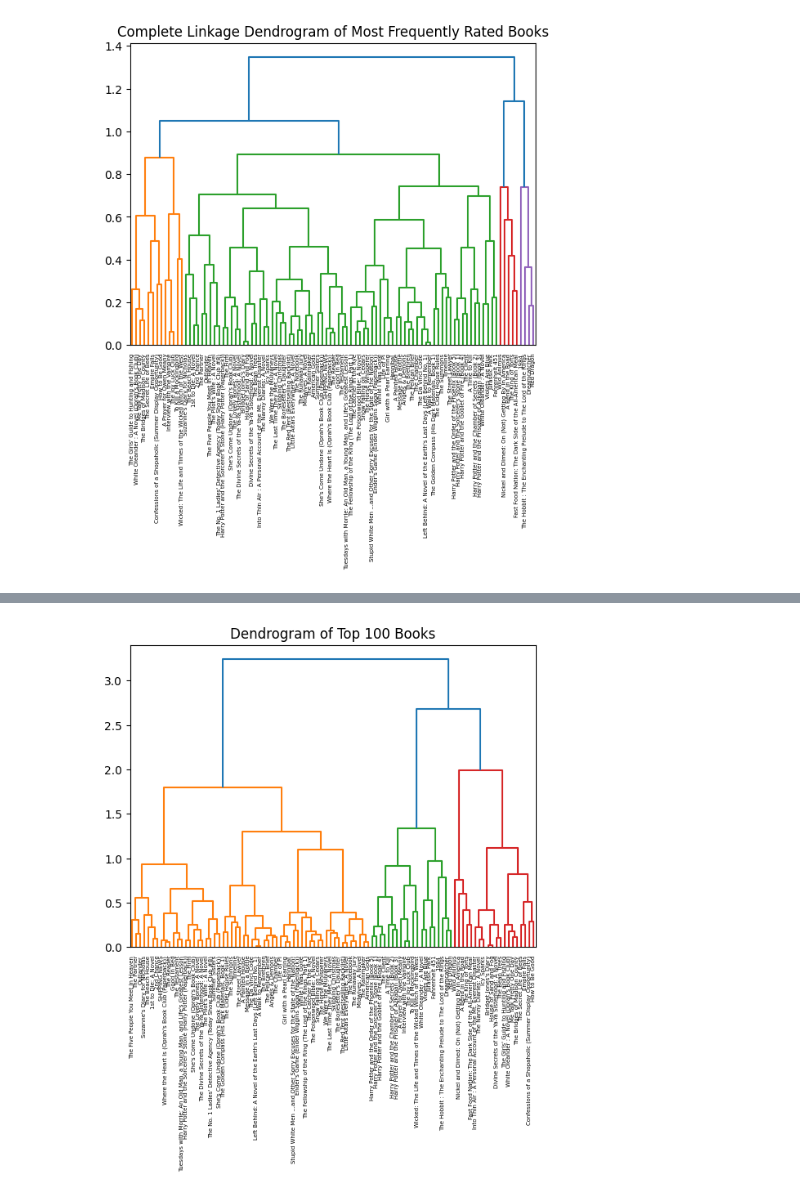
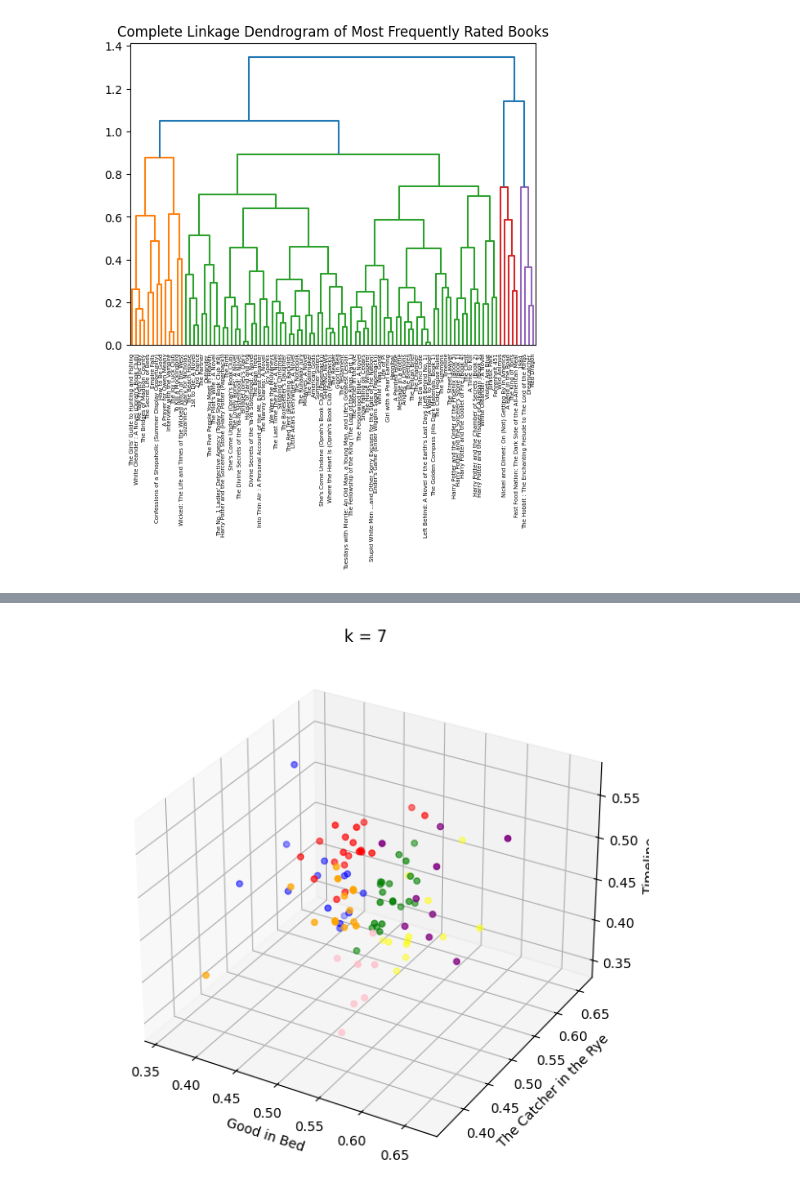
Before and after one commit to caseynator123/EDP_assigment2, a Jupyter notebook: ml/ml_analysis_vatddg.ipynb, the cells around one changed output, grey strips where cells are left out. Cells and saved outputs as stored; diff of their text form; code cells hidden in the pictures.

```diff
--- a/ml/ml_analysis_vatddg.ipynb
+++ b/ml/ml_analysis_vatddg.ipynb
@@ -426,8 +453,31 @@ plt.show()
-# %%
-D = pdist(dist_matrix)
-hc = linkage(dist_matrix, 'ward')
-dendrogram(hc, labels=lil_title_vec.index, color_threshold=2)
-plt.title("Dendrogram of Top 100 Books")
-plt.show()
-# %% [output]
-[figure, removed]
+# %%
+# the rest of the code was just for testing and not included in the analysis or report
+
+from sklearn.cluster import KMeans
+
+clusters = KMeans(n_clusters=7)
+clusters.fit(lil_title_vec)
+
+def plot_kmeans(df, clusters):
+    """
+    generate a 3d plot given sklearn's kmeans implementation
+    """
+    colormap = {0: 'red', 1: 'green', 2: 'blue', 3:'yellow', 4:'pink', 5:'purple', 6:'orange'}
+
+    fig = plt.figure(figsize=(7, 10))
+    ax = plt.axes(projection="3d")
+    ax.scatter(lil_title_vec["The Catcher in the Rye"],
+               lil_title_vec["Good in Bed"],
+               lil_title_vec["Timeline"],
+               c=[colormap.get(x) for x in clusters.labels_])
+
+    ax.set_ylabel(lil_title_vec.columns[0])
+    ax.set_xlabel(lil_title_vec.columns[2])
+    ax.set_zlabel(lil_title_vec.columns[1])
+    ax.set_title(f"k = {len(set(clusters.labels_))}")
+
+    plt.show()
+# %%
+plot_kmeans(lil_title_vec, clusters)
+# %% [output]
+[figure, added]
```
Also changed, not shown: parts of 18 cells of this notebook.
